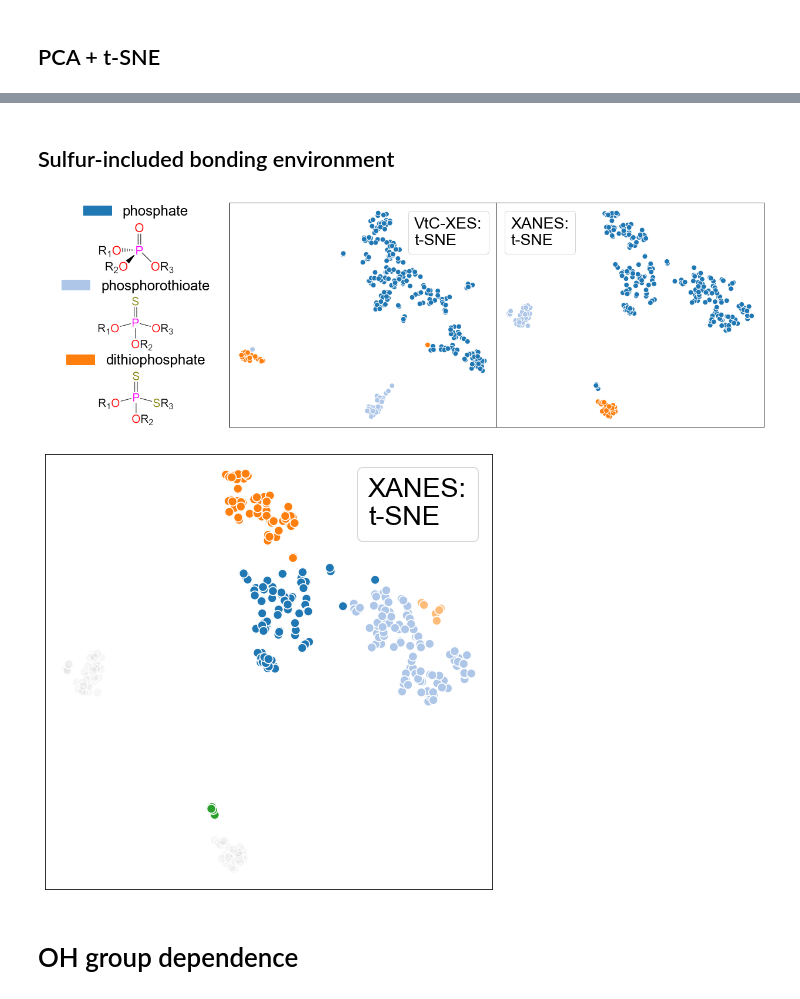
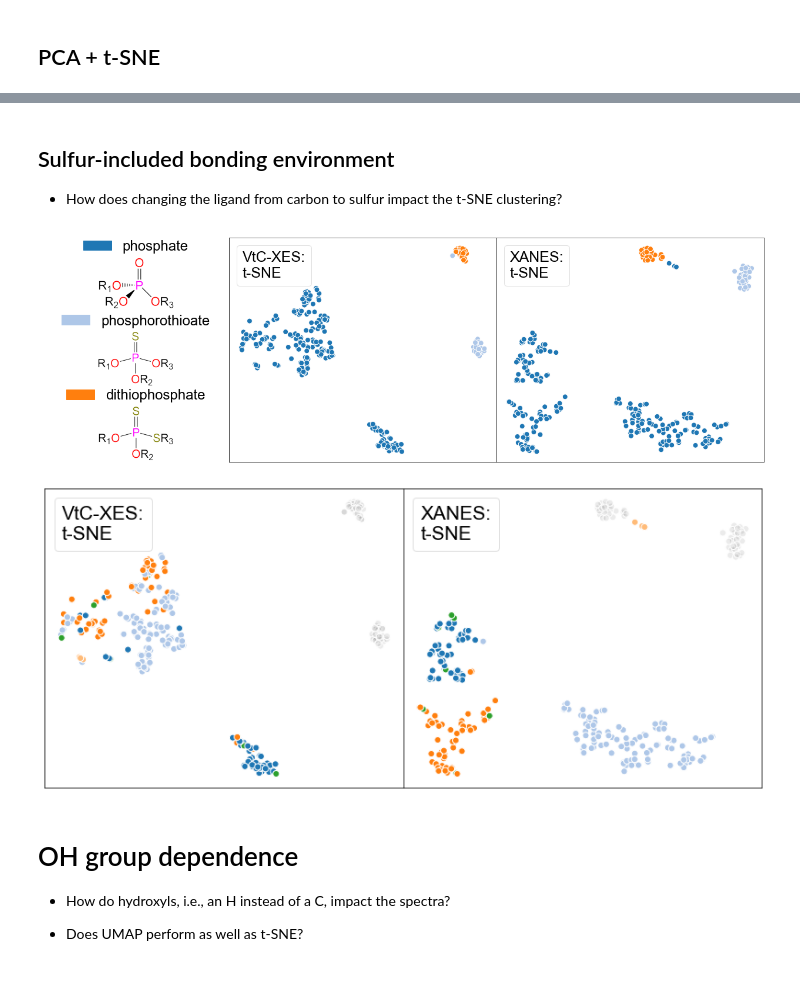
Before and after one commit to Seidler-Lab/Phosphorus-ML-Project, a Jupyter notebook: Data_Analysis_Sam.ipynb, the cells around one changed output, grey strips where cells are left out. Cells and saved outputs as stored; diff of their text form; code cells hidden in the pictures.

Commit message:
update analysis of phosphate subclusters and chemdraw figs

```diff
--- a/Data_Analysis_Sam.ipynb
+++ b/Data_Analysis_Sam.ipynb
@@ -347,7 +398,0 @@ spaghetti_plt = plot_spaghetti(plt.subplots(figsize=(15,5)), compoundmap, mode='
-# %%
-cid = 11242708
-# cid = 107737
-# cid = 122250
-plot_spectrum_and_trans(plt.subplots(figsize=(7.5,5)), compoundmap, cid, verbose=True,
-                                     mode='XANES', energyrange=(2148,2169), color=dbscan_clustermap[cid],
-                                     link_pubchem=True)
@@ -479,5 +432,7 @@ for mode in ['XES', 'XANES']:
-# %% [markdown]
-## Sulfur-included bonding environment
+# %% [markdown]
+## Sulfur-included bonding environment
+
+* How does changing the ligand from carbon to sulfur impact the t-SNE clustering?
 # %%
 # sulfur subclasses
 codemap = sulfurcodemap
@@ -491,13 +446,14 @@ spec = fig.add_gridspec(nrows=N*2, ncols=3, width_ratios=[0.7, 1, 1],
 plt.subplots_adjust(wspace=0, hspace=0)
 
 kwargs = {'Class': labels}
+options = {'loc':2}
 
 X_subset, XES_tsnemap, XES_TSNE, hiddenCIDS = get_subset_maps(X_data_classed, codemap, mode='XES', perplexity=20,
                                                               **kwargs)
 X_subset, XANES_tsnemap, XANES_TSNE, hiddenCIDS = get_subset_maps(X_data_classed, codemap, mode='XANES', perplexity=18,
                                                                   **kwargs)
 
-structures = [plt.imread(f'../Figures/{clsname}.png') for clsname in labels]
+structures = [plt.imread(f'../Figures/chemdraw/{clsname}.png') for clsname in labels]
 
 for i, structure in enumerate(structures):
     # make legend
@@ -515,30 +471,51 @@ for mode in ['XES', 'XANES']:
     if mode == 'XES':
         tsnemap = XES_tsnemap
         col = 1
-        options = {'loc':1}
     else:
         tsnemap = XANES_tsnemap
         col = 2
-        options = {'loc':2}
     #################### tsne plot
     ax = fig.add_subplot(spec[:N*2,col])
     tsne_plt = plot_dim_red((fig, ax), X_subset, tsnemap, size=80,
                             colorcodemap=codemap, coloralpha=1., hiddenalpha=0.03,
-                            mode=mode, method='t-SNE', fontsize=27, edgecolors='w',
+                            mode=mode, method='t-SNE', fontsize=25, edgecolors='w',
                             **Merge(kwargs, options))
+    add_point_pubchem_link(tsne_plt, X_subset)
 
-    add_point_pubchem_link(tsne_plt, X_subset)
+plt.savefig(f'../Figures/sulfur.png', dpi=800, transparent=False, bbox_inches='tight')
 # %% [output]
-[figure, old version]
+[figure, new version]
 # %%
-hiddenCIDS += [cid for cid, cluster in phosphate_clustermap.items() if cluster == 0]
-tsne_plt = plot_dim_red(plt.subplots(figsize=(8,8)), X_subset, tsnemap, size=80, hiddencids=hiddenCIDS,
-                            colorcodemap=phosphate_clustermap, coloralpha=1., hiddenalpha=0.03,
-                            mode=mode, method='t-SNE', fontsize=27, edgecolors='w',
-                            **Merge(kwargs, {'loc': 1}))
+fig = plt.figure(figsize=(14,6))
+spec = fig.add_gridspec(nrows=1, ncols=2)
+plt.subplots_adjust(wspace=0, hspace=0)
 
-add_point_pubchem_link(tsne_plt, X_subset)
+kwargs = {'Class': labels}
+options = {'loc':2}
+
+for mode in ['XES', 'XANES']:
+    if mode == 'XES':
+        tsnemap = XES_tsnemap
+        col = 0
+    else:
+        tsnemap = XANES_tsnemap
+        col = 1
+    #################### tsne plot
+    ax = fig.add_subplot(spec[:N*2,col])
+
+    hiddenCIDS += [cid for cid, cluster in phosphate_clustermap.items() if cluster == 0]
+    tsne_plt = plot_dim_red((fig, ax), X_subset, tsnemap, size=50, hiddencids=hiddenCIDS,
+                            colorcodemap=phosphate_clustermap, coloralpha=1., hiddenalpha=0.08,
+                            mode=mode, method='t-SNE', fontsize=21, edgecolors='w',
+                            **Merge(kwargs, options))
+    add_point_pubchem_link(tsne_plt, X_subset)
+
+plt.savefig(f'../Figures/sulfur_color_by_phosphates.png', dpi=800, transparent=False, bbox_inches='tight')
 # %% [output]
-[figure, old version]
+[figure, new version]
-# %% [markdown]
-# OH group dependence
+# %% [markdown]
+# OH group dependence
+
+* How do hydroxyls, i.e., an H instead of a C, impact the spectra?
+
+* Does UMAP perform as well as t-SNE?
```
Also changed, not shown: parts of 31 cells of this notebook, 20 other files.
